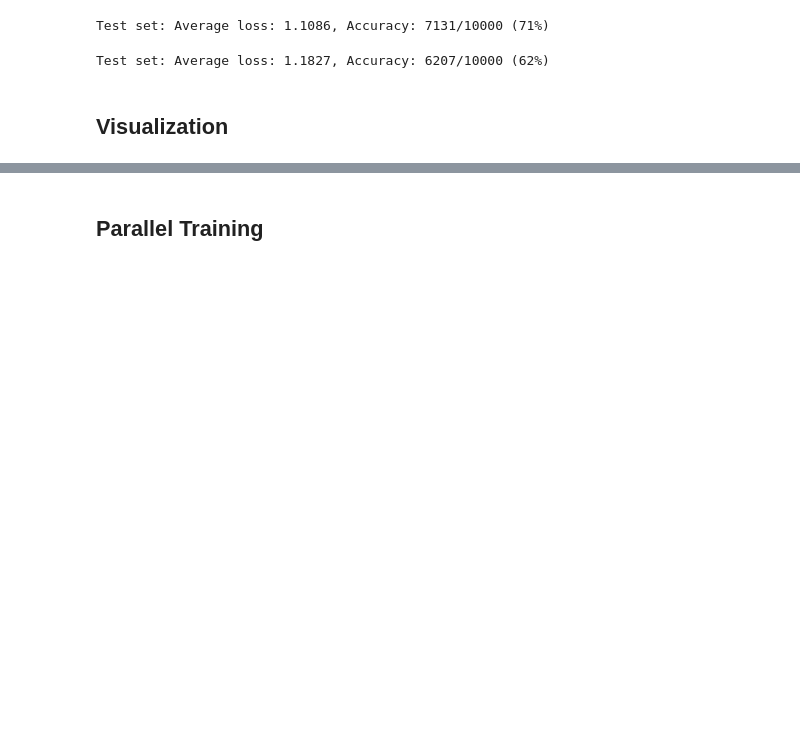
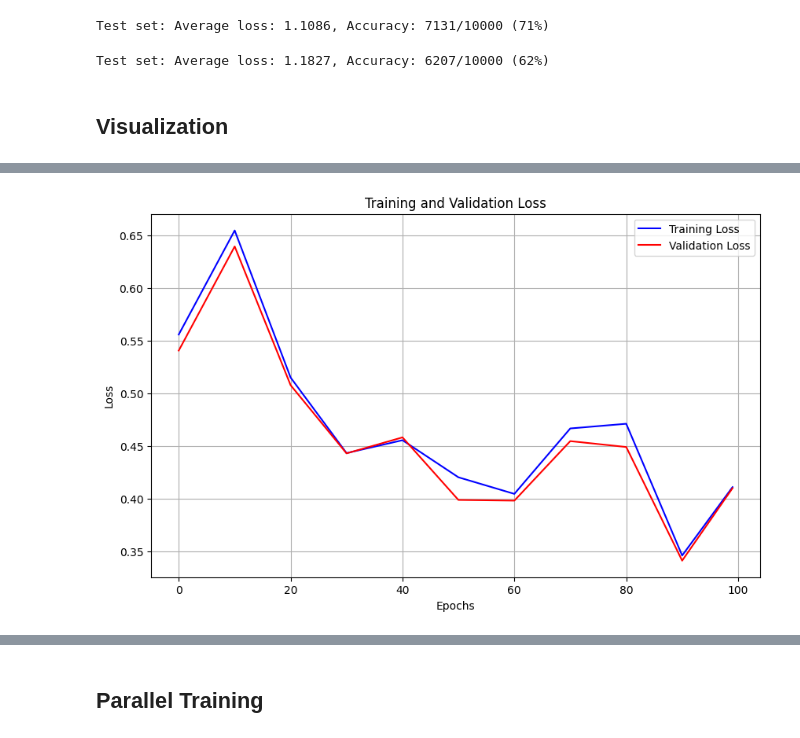
Before and after one commit to AnshPrakash/KnowledgeDistillation, a Jupyter notebook: KnowledgeDistillation.ipynb, the cells around one changed output, grey strips where cells are left out. Drawn from its saved outputs; the diff is of its cells as text; code cells hidden in the pictures; blank space fills up the shorter version.

```diff
--- a/KnowledgeDistillation.ipynb
+++ b/KnowledgeDistillation.ipynb
@@ -746,0 +863,3 @@ def visualize_loss_curve(model_name):
+# %%
+visualize_loss_curve_with_kd( resnet_10, kd_resnet_5, "kd_resnet_5", device)
+# %% [output]
@@ -746,0 +883 @@ def visualize_loss_curve(model_name):
+[figure, added]
```
Also changed, not shown: parts of 19 cells of this notebook.
